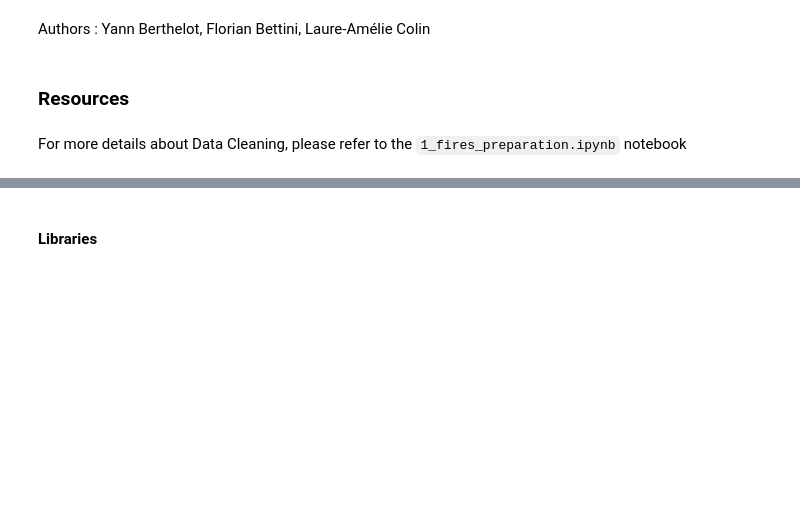
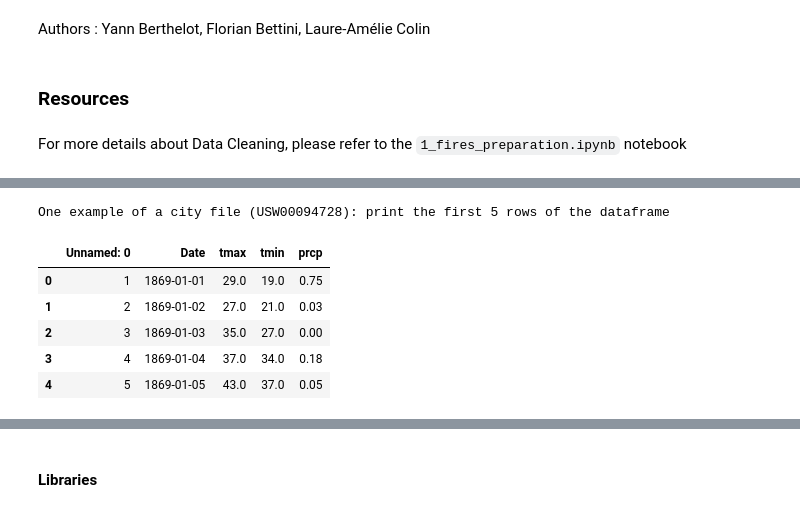
Before and after one commit to YannBerthelotCap/bootcamp-hiparis2022, a Jupyter notebook: 2_external_data_preparation.ipynb, the cells around one changed output, grey strips where cells are left out. Saved outputs shown, nothing was run; the diff lists cells and outputs as text; code cells hidden in the pictures; blank space fills up the shorter version.

```diff
--- a/2_external_data_preparation.ipynb
+++ b/2_external_data_preparation.ipynb
@@ -69,0 +67,13 @@ Objectives of this Notebook
+# %%
+# one file with temperature and precipitation
+city_example = pd.read_csv("./data/1_raw/cities/USW00094728.csv")
+print('One example of a city file (USW00094728): print the first 5 rows of the dataframe')
+display(city_example.head())
+# %% [output]
+One example of a city file (USW00094728): print the first 5 rows of the dataframe
+|  | Unnamed: 0 | Date | tmax | tmin | prcp |
+| 0 | 1 | 1869-01-01 | 29.0 | 19.0 | 0.75 |
+| 1 | 2 | 1869-01-02 | 27.0 | 21.0 | 0.03 |
+| 2 | 3 | 1869-01-03 | 35.0 | 27.0 | 0.00 |
+| 3 | 4 | 1869-01-04 | 37.0 | 34.0 | 0.18 |
+| 4 | 5 | 1869-01-05 | 43.0 | 37.0 | 0.05 |
```
Also changed, not shown: parts of 11 cells of this notebook, 2 other files.
